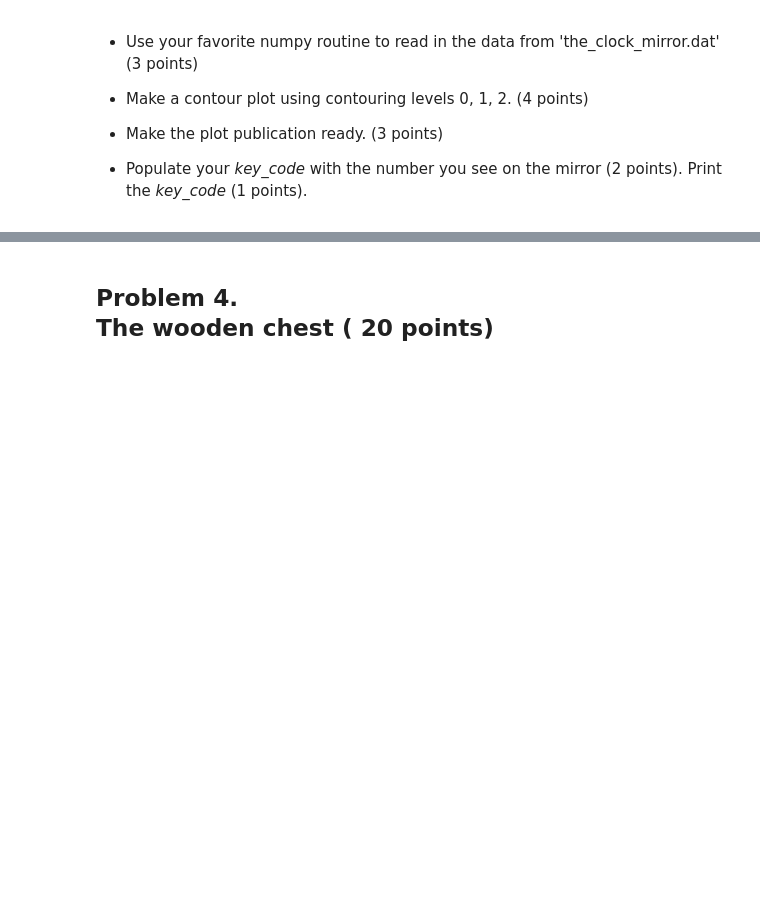
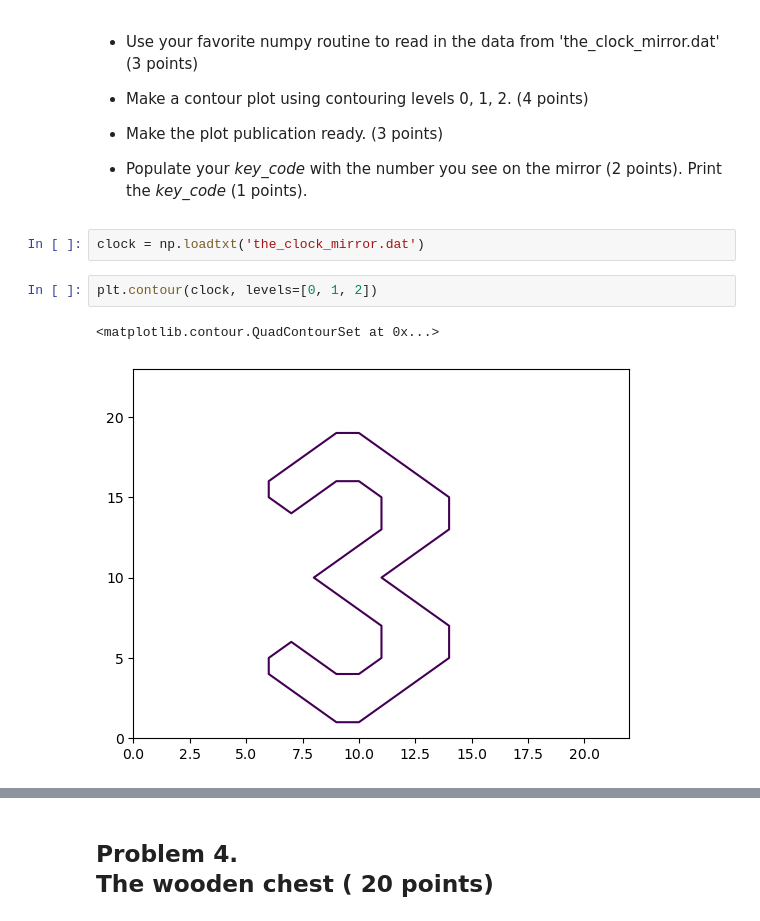
Before and after one commit to hltraina/phz3150, a Jupyter notebook: projects/Final Project Fall 2023/Final Project Fall 2023/Final_project_fa23.ipynb, the cells around one changed output, grey strips where cells are left out. Saved outputs shown, nothing was run; the diff lists cells and outputs as text; blank space fills up the shorter version.

```diff
--- a/projects/Final Project Fall 2023/Final Project Fall 2023/Final_project_fa23.ipynb
+++ b/projects/Final Project Fall 2023/Final Project Fall 2023/Final_project_fa23.ipynb
@@ -88,3 +118,10 @@ print(""" 20 9 3 11  20 15 3 11 20 9 3 11  20 15 3 11 20 9 13 5 9  19 18 21 14 1
 - Make the plot publication ready. (3 points)
 
 - Populate your *key_code* with the number you see on the mirror (2 points).  Print the *key_code* (1 points).
+# %%
+clock = np.loadtxt('the_clock_mirror.dat')
+# %%
+plt.contour(clock, levels=[0, 1, 2])
+# %% [output]
+<matplotlib.contour.QuadContourSet at 0x...>
+[figure, added]
```
Also changed, not shown: parts of 61 cells of this notebook, 8 other files.
